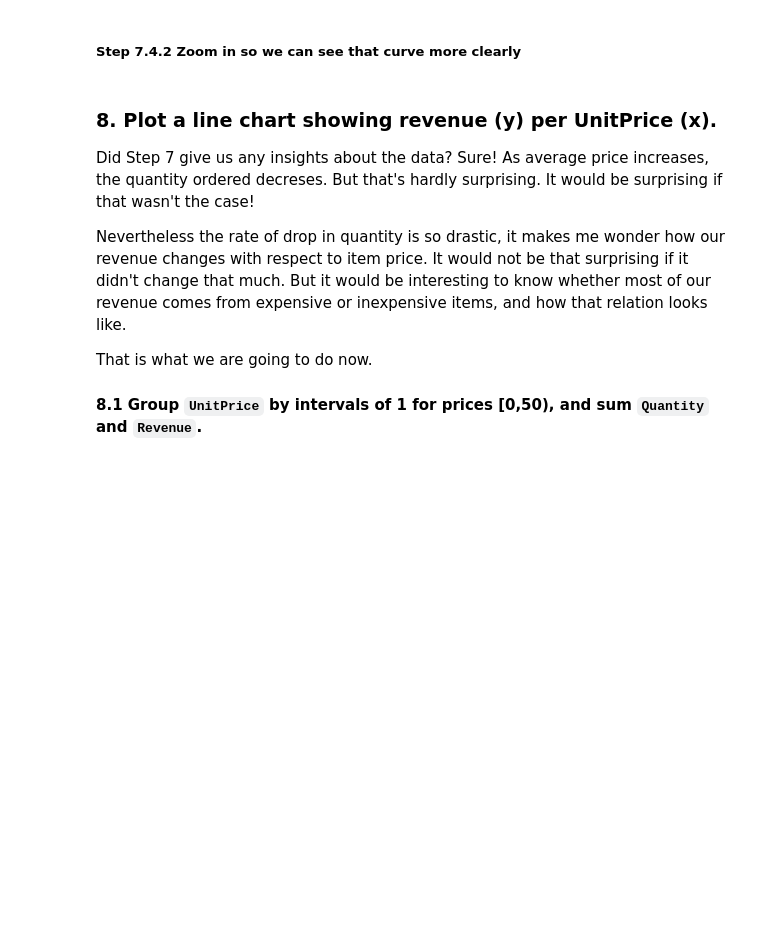
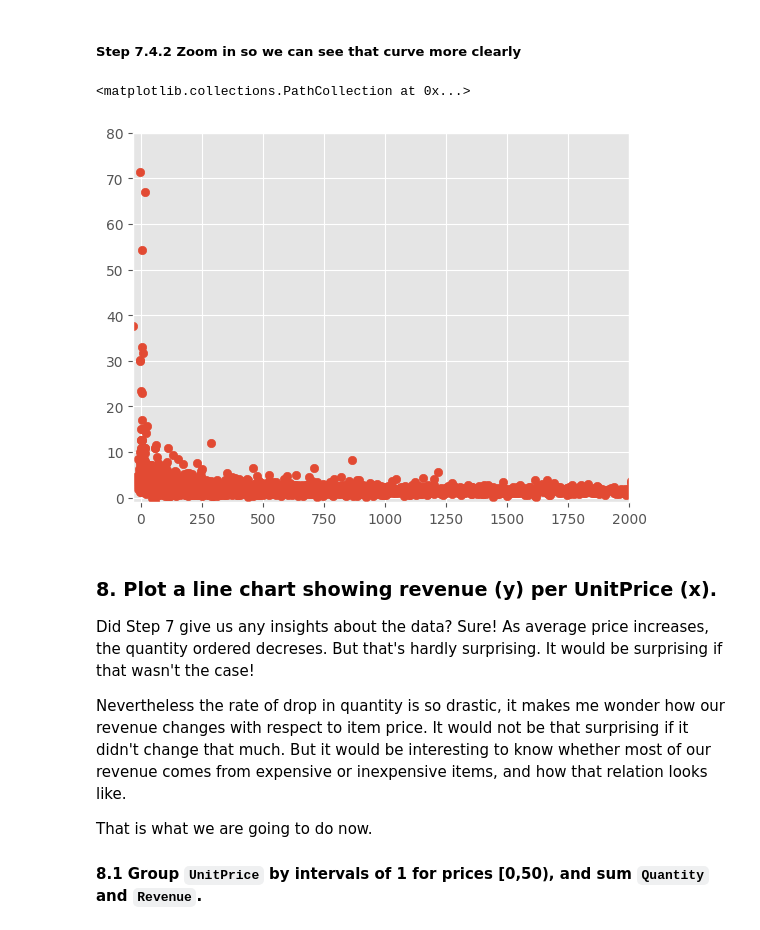
Before and after one commit to LiamFer/Data_Science-Exercises, a Jupyter notebook: Pandas/content/07_Visualization/Online_Retail/Exercises.ipynb, the cells around one changed output. Saved outputs shown, nothing was run; the diff lists cells and outputs as text; code cells hidden in the pictures; blank space fills up the shorter version.

```diff
--- a/Pandas/content/07_Visualization/Online_Retail/Exercises.ipynb
+++ b/Pandas/content/07_Visualization/Online_Retail/Exercises.ipynb
@@ -238,5 +236,12 @@ So: we should plot the data regardless of `Country` and hopefully see a less sca
 # %% [markdown]
 ##### Step 7.4.2 Zoom in so we can see that curve more clearly
+# %%
+plt.xlim(-30,2000)
+plt.ylim(-1,80)
+plt.scatter(groupCustom.Quantity,avgPrice)
+# %% [output]
+<matplotlib.collections.PathCollection at 0x...>
+[figure, added]
 # %% [markdown]
 ### 8. Plot a line chart showing revenue (y) per UnitPrice (x).
 
```
Also changed, not shown: parts of 4 cells of this notebook, 1 other file.
